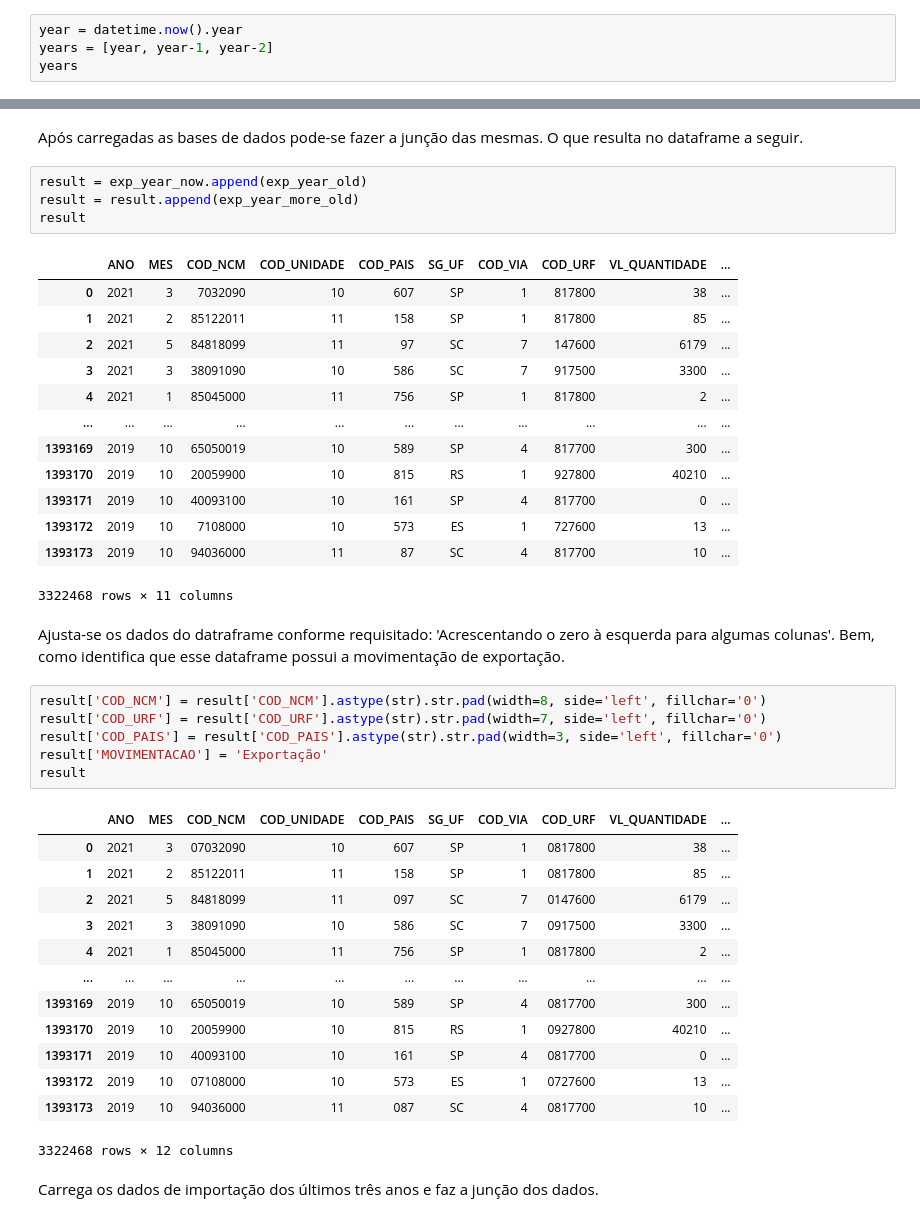
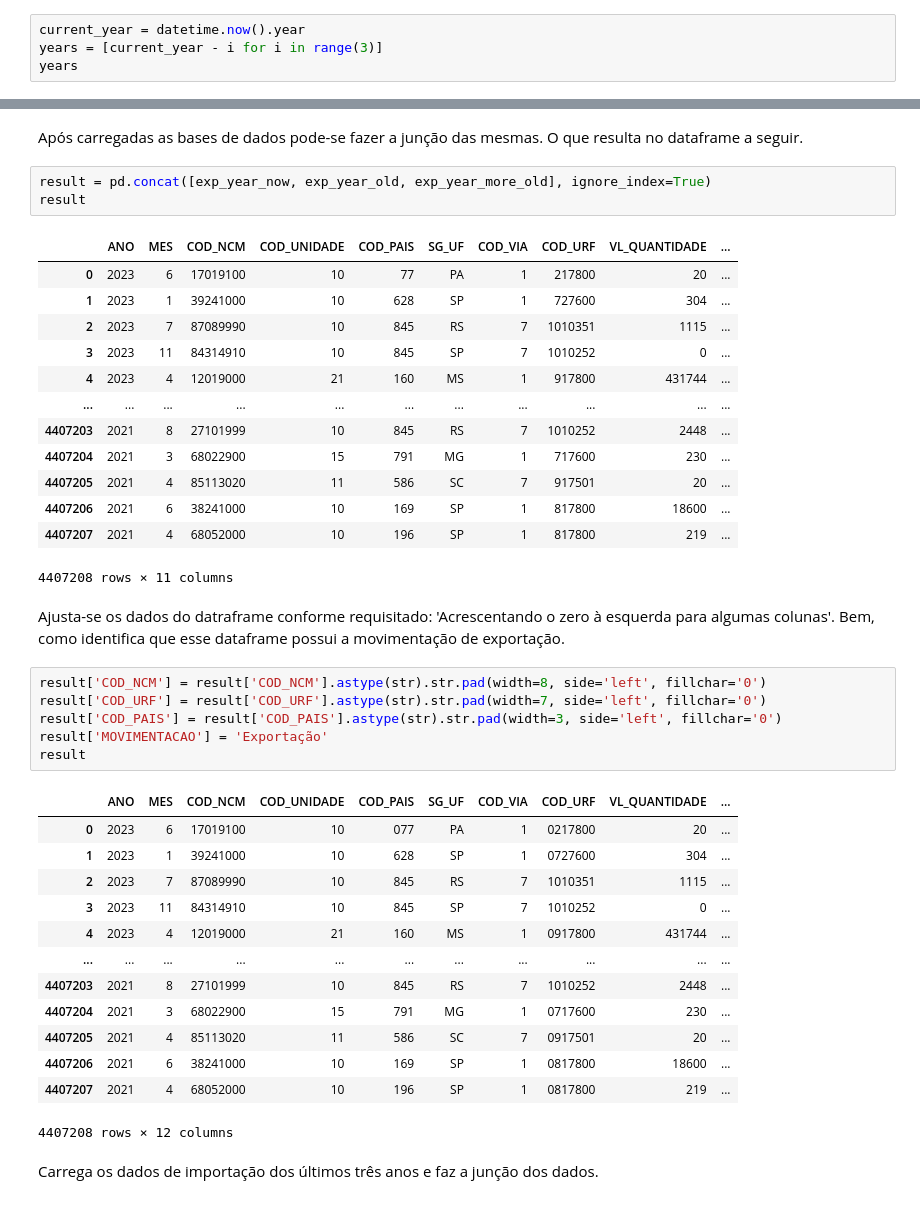
Before and after one commit to MiqSA/app-data-visualization, a Jupyter notebook: data-science/Explore_Data.ipynb, the cells around one changed output, grey strips where cells are left out. Saved outputs shown, nothing was run; the diff lists cells and outputs as text.

```diff
--- a/data-science/Explore_Data.ipynb
+++ b/data-science/Explore_Data.ipynb
@@ -14,7 +28,7 @@ import os
 # %% [markdown]
 Verfica o ano atual e monta uma lista dos três últimos anos.
 # %%
-year = datetime.now().year
-years = [year, year-1, year-2]
+current_year = datetime.now().year
+years = [current_year - i for i in range(3)]
 years
 # %% [output]
@@ -84,23 +98,22 @@ exp_year_now, exp_year_old, exp_year_more_old = load_files(years, type_mov='EXP'
 # %% [markdown]
 Após carregadas as bases de dados pode-se fazer a junção das mesmas. O que resulta no dataframe a seguir.
 # %%
-result = exp_year_now.append(exp_year_old)
-result = result.append(exp_year_more_old)
+result = pd.concat([exp_year_now, exp_year_old, exp_year_more_old], ignore_index=True)
 result
 # %% [output]
 |  | ANO | MES | COD_NCM | COD_UNIDADE | COD_PAIS | SG_UF | COD_VIA | COD_URF | VL_QUANTIDADE | ... |
-| 0 | 2021 | 3 | 7032090 | 10 | 607 | SP | 1 | 817800 | 38 | ... |
-| 1 | 2021 | 2 | 85122011 | 11 | 158 | SP | 1 | 817800 | 85 | ... |
-| 2 | 2021 | 5 | 84818099 | 11 | 97 | SC | 7 | 147600 | 6179 | ... |
-| 3 | 2021 | 3 | 38091090 | 10 | 586 | SC | 7 | 917500 | 3300 | ... |
-| 4 | 2021 | 1 | 85045000 | 11 | 756 | SP | 1 | 817800 | 2 | ... |
+| 0 | 2023 | 6 | 17019100 | 10 | 77 | PA | 1 | 217800 | 20 | ... |
+| 1 | 2023 | 1 | 39241000 | 10 | 628 | SP | 1 | 727600 | 304 | ... |
+| 2 | 2023 | 7 | 87089990 | 10 | 845 | RS | 7 | 1010351 | 1115 | ... |
+| 3 | 2023 | 11 | 84314910 | 10 | 845 | SP | 7 | 1010252 | 0 | ... |
+| 4 | 2023 | 4 | 12019000 | 21 | 160 | MS | 1 | 917800 | 431744 | ... |
 | ... | ... | ... | ... | ... | ... | ... | ... | ... | ... | ... |
-| 1393169 | 2019 | 10 | 65050019 | 10 | 589 | SP | 4 | 817700 | 300 | ... |
-| 1393170 | 2019 | 10 | 20059900 | 10 | 815 | RS | 1 | 927800 | 40210 | ... |
-| 1393171 | 2019 | 10 | 40093100 | 10 | 161 | SP | 4 | 817700 | 0 | ... |
-| 1393172 | 2019 | 10 | 7108000 | 10 | 573 | ES | 1 | 727600 | 13 | ... |
-| 1393173 | 2019 | 10 | 94036000 | 11 | 87 | SC | 4 | 817700 | 10 | ... |
+| 4407203 | 2021 | 8 | 27101999 | 10 | 845 | RS | 7 | 1010252 | 2448 | ... |
+| 4407204 | 2021 | 3 | 68022900 | 15 | 791 | MG | 1 | 717600 | 230 | ... |
+| 4407205 | 2021 | 4 | 85113020 | 11 | 586 | SC | 7 | 917501 | 20 | ... |
+| 4407206 | 2021 | 6 | 38241000 | 10 | 169 | SP | 1 | 817800 | 18600 | ... |
+| 4407207 | 2021 | 4 | 68052000 | 10 | 196 | SP | 1 | 817800 | 219 | ... |
-3322468 rows × 11 columns
+4407208 rows × 11 columns
 # %% [markdown]
 Ajusta-se os dados do datraframe conforme requisitado: 'Acrescentando o zero à esquerda para algumas colunas'. Bem, como identifica que esse dataframe possui a movimentação de exportação.
 # %%
@@ -111,18 +124,18 @@ result['MOVIMENTACAO'] = 'Exportação'
 result
 # %% [output]
 |  | ANO | MES | COD_NCM | COD_UNIDADE | COD_PAIS | SG_UF | COD_VIA | COD_URF | VL_QUANTIDADE | ... |
-| 0 | 2021 | 3 | 07032090 | 10 | 607 | SP | 1 | 0817800 | 38 | ... |
-| 1 | 2021 | 2 | 85122011 | 11 | 158 | SP | 1 | 0817800 | 85 | ... |
-| 2 | 2021 | 5 | 84818099 | 11 | 097 | SC | 7 | 0147600 | 6179 | ... |
-| 3 | 2021 | 3 | 38091090 | 10 | 586 | SC | 7 | 0917500 | 3300 | ... |
-| 4 | 2021 | 1 | 85045000 | 11 | 756 | SP | 1 | 0817800 | 2 | ... |
+| 0 | 2023 | 6 | 17019100 | 10 | 077 | PA | 1 | 0217800 | 20 | ... |
+| 1 | 2023 | 1 | 39241000 | 10 | 628 | SP | 1 | 0727600 | 304 | ... |
+| 2 | 2023 | 7 | 87089990 | 10 | 845 | RS | 7 | 1010351 | 1115 | ... |
+| 3 | 2023 | 11 | 84314910 | 10 | 845 | SP | 7 | 1010252 | 0 | ... |
+| 4 | 2023 | 4 | 12019000 | 21 | 160 | MS | 1 | 0917800 | 431744 | ... |
 | ... | ... | ... | ... | ... | ... | ... | ... | ... | ... | ... |
-| 1393169 | 2019 | 10 | 65050019 | 10 | 589 | SP | 4 | 0817700 | 300 | ... |
-| 1393170 | 2019 | 10 | 20059900 | 10 | 815 | RS | 1 | 0927800 | 40210 | ... |
-| 1393171 | 2019 | 10 | 40093100 | 10 | 161 | SP | 4 | 0817700 | 0 | ... |
-| 1393172 | 2019 | 10 | 07108000 | 10 | 573 | ES | 1 | 0727600 | 13 | ... |
-| 1393173 | 2019 | 10 | 94036000 | 11 | 087 | SC | 4 | 0817700 | 10 | ... |
+| 4407203 | 2021 | 8 | 27101999 | 10 | 845 | RS | 7 | 1010252 | 2448 | ... |
+| 4407204 | 2021 | 3 | 68022900 | 15 | 791 | MG | 1 | 0717600 | 230 | ... |
+| 4407205 | 2021 | 4 | 85113020 | 11 | 586 | SC | 7 | 0917501 | 20 | ... |
+| 4407206 | 2021 | 6 | 38241000 | 10 | 169 | SP | 1 | 0817800 | 18600 | ... |
+| 4407207 | 2021 | 4 | 68052000 | 10 | 196 | SP | 1 | 0817800 | 219 | ... |
-3322468 rows × 12 columns
+4407208 rows × 12 columns
 # %% [markdown]
 Carrega os dados de importação dos últimos três anos e faz a junção dos dados.
 # %%
```
Also changed, not shown: parts of 40 cells of this notebook, 4 other files.
